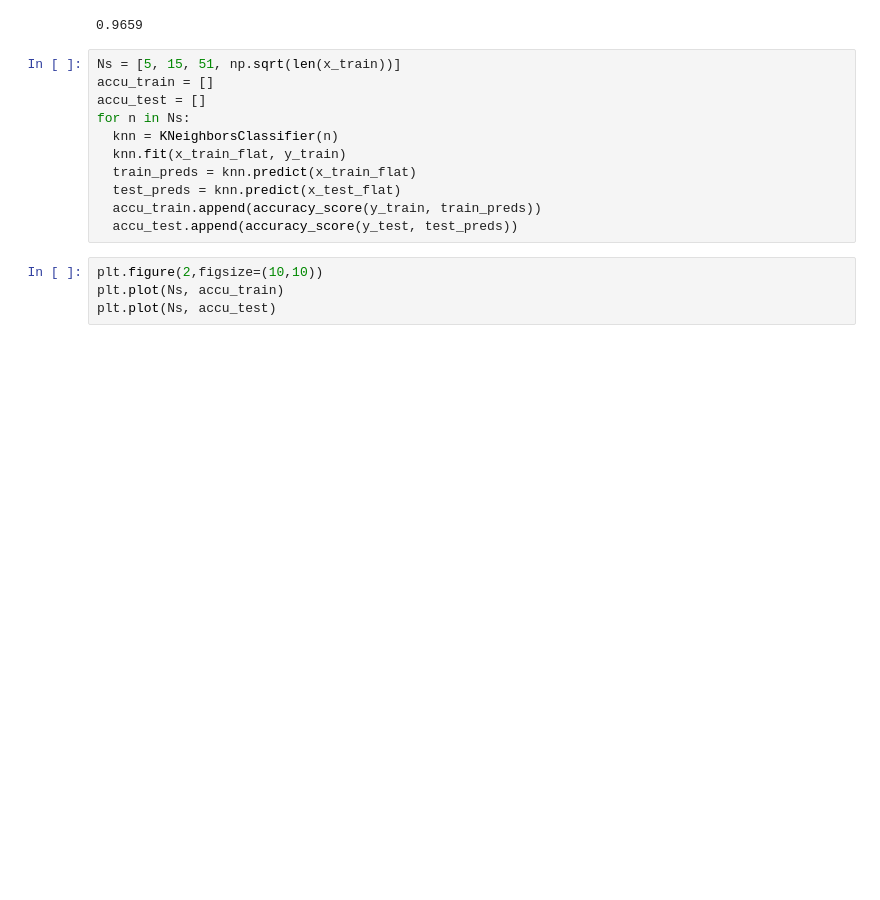
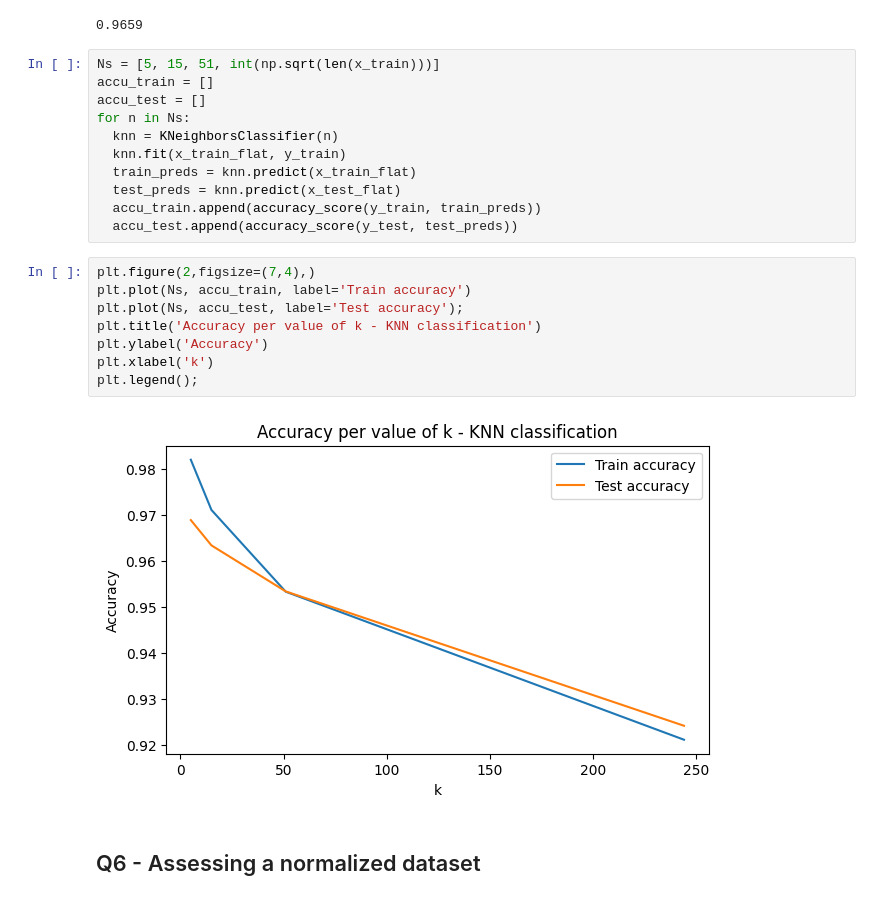
Before and after one commit to lazarosgogos/ML-exercises, a Jupyter notebook: ML_Project_5.ipynb, the cells around one changed output. Cells and saved outputs as stored; diff of their text form; blank space fills up the shorter version.

```diff
--- a/ML_Project_5.ipynb
+++ b/ML_Project_5.ipynb
@@ -53,7 +53,7 @@ accu_train_
 # %% [output]
 0.9659
 # %%
-Ns = [5, 15, 51, np.sqrt(len(x_train))]
+Ns = [5, 15, 51, int(np.sqrt(len(x_train)))]
 accu_train = []
 accu_test = []
 for n in Ns:
@@ -64,6 +64,14 @@ for n in Ns:
   accu_train.append(accuracy_score(y_train, train_preds))
   accu_test.append(accuracy_score(y_test, test_preds))
 # %%
-plt.figure(2,figsize=(10,10))
-plt.plot(Ns, accu_train)
-plt.plot(Ns, accu_test)
+plt.figure(2,figsize=(7,4),)
+plt.plot(Ns, accu_train, label='Train accuracy')
+plt.plot(Ns, accu_test, label='Test accuracy');
+plt.title('Accuracy per value of k - KNN classification')
+plt.ylabel('Accuracy')
+plt.xlabel('k')
+plt.legend();
+# %% [output]
+[figure, added]
+# %% [markdown]
+## Q6 - Assessing a normalized dataset
```
Also changed, not shown: parts of 3 cells of this notebook.
